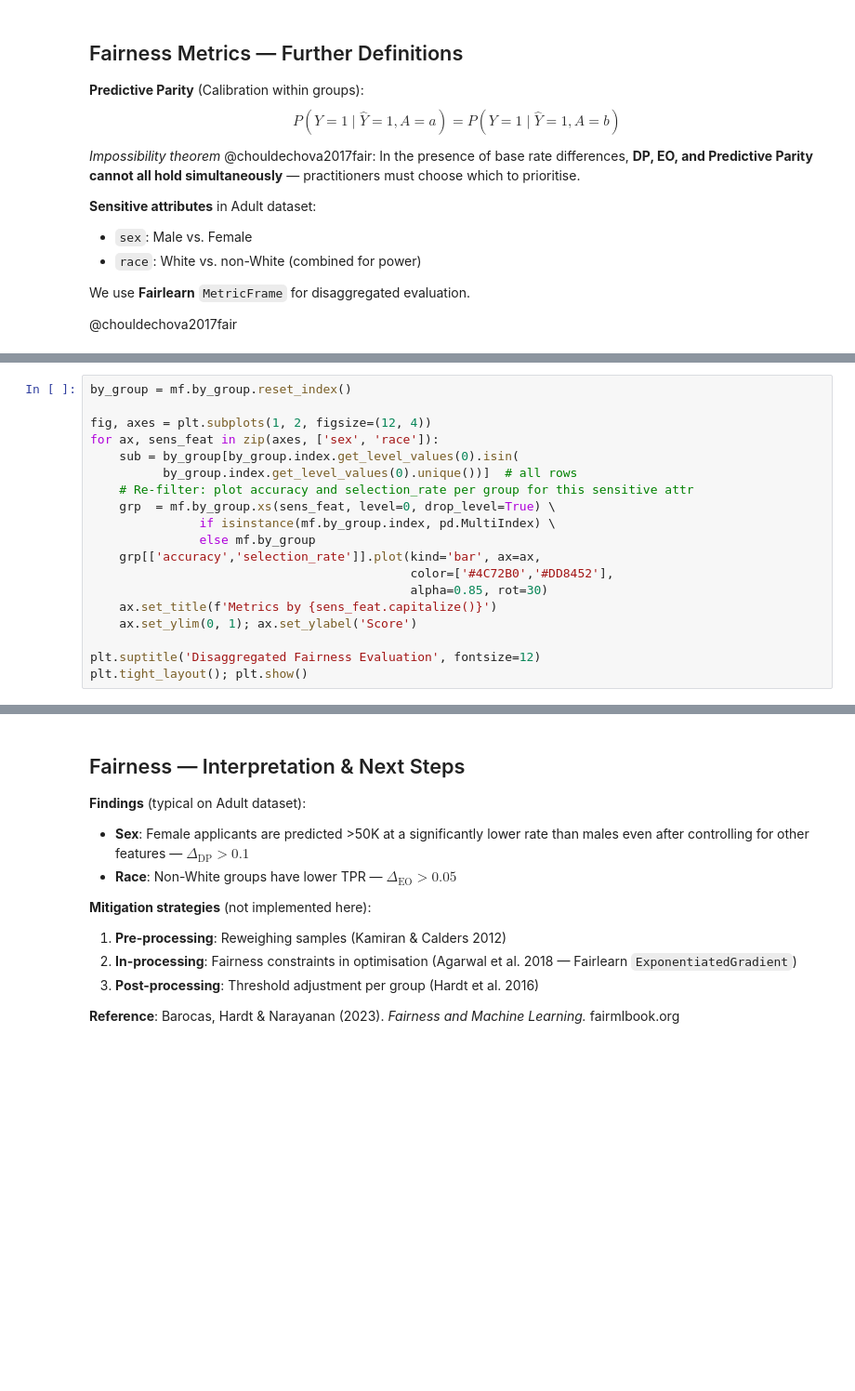
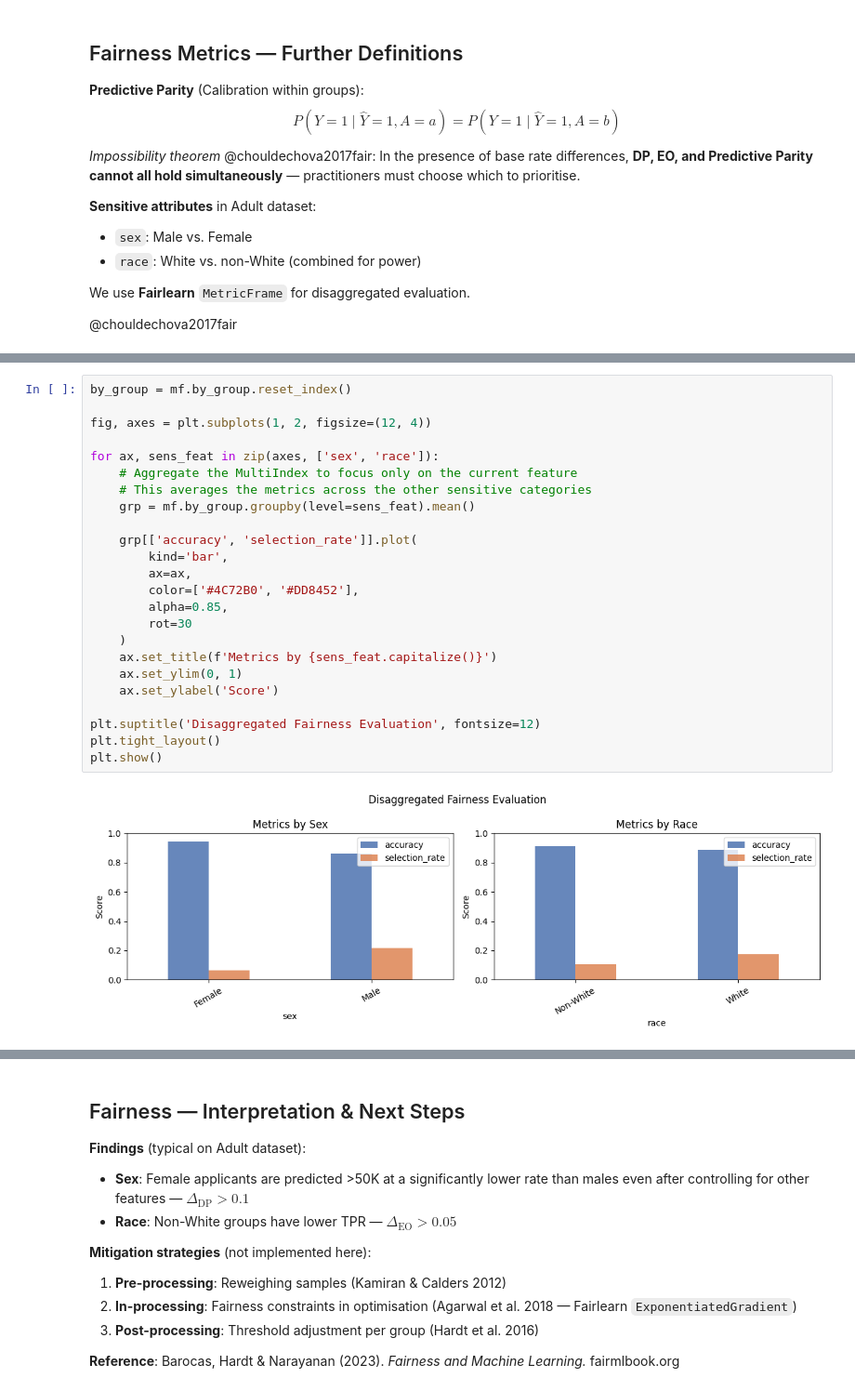
Before and after one commit to calgo-lab/data-science-workflow, a Jupyter notebook: DSW-sessions/session4_model_training_evaluation.ipynb, the cells around one changed output, grey strips where cells are left out. Shown at 93% size. Drawn from its saved outputs; the diff is of its cells as text; blank space fills up the shorter version.

```diff
--- a/DSW-sessions/session4_model_training_evaluation.ipynb
+++ b/DSW-sessions/session4_model_training_evaluation.ipynb
@@ -794,22 +894,29 @@ DP(race)=0.0996  EO(race)=0.1013
 # %%
 by_group = mf.by_group.reset_index()
 
 fig, axes = plt.subplots(1, 2, figsize=(12, 4))
+
 for ax, sens_feat in zip(axes, ['sex', 'race']):
-    sub = by_group[by_group.index.get_level_values(0).isin(
-          by_group.index.get_level_values(0).unique())]  # all rows
-    # Re-filter: plot accuracy and selection_rate per group for this sensitive attr
-    grp  = mf.by_group.xs(sens_feat, level=0, drop_level=True) \
-               if isinstance(mf.by_group.index, pd.MultiIndex) \
-               else mf.by_group
-    grp[['accuracy','selection_rate']].plot(kind='bar', ax=ax,
-                                            color=['#4C72B0','#DD8452'],
-                                            alpha=0.85, rot=30)
+    # Aggregate the MultiIndex to focus only on the current feature
+    # This averages the metrics across the other sensitive categories
+    grp = mf.by_group.groupby(level=sens_feat).mean()
+
+    grp[['accuracy', 'selection_rate']].plot(
+        kind='bar',
+        ax=ax,
+        color=['#4C72B0', '#DD8452'],
+        alpha=0.85,
+        rot=30
+    )
     ax.set_title(f'Metrics by {sens_feat.capitalize()}')
-    ax.set_ylim(0, 1); ax.set_ylabel('Score')
+    ax.set_ylim(0, 1)
+    ax.set_ylabel('Score')
 
 plt.suptitle('Disaggregated Fairness Evaluation', fontsize=12)
-plt.tight_layout(); plt.show()
+plt.tight_layout()
+plt.show()
+# %% [output]
+[figure, added]
 # %%
 disparity = pd.DataFrame({
     'Demographic Parity Diff': [dp_sex, dp_race],
```
Also changed, not shown: parts of 28 cells of this notebook, 3 other files.
